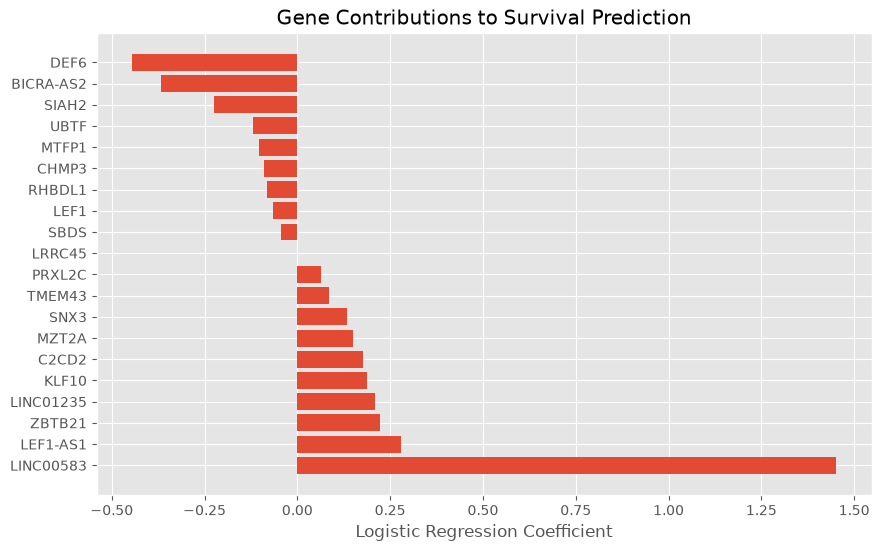
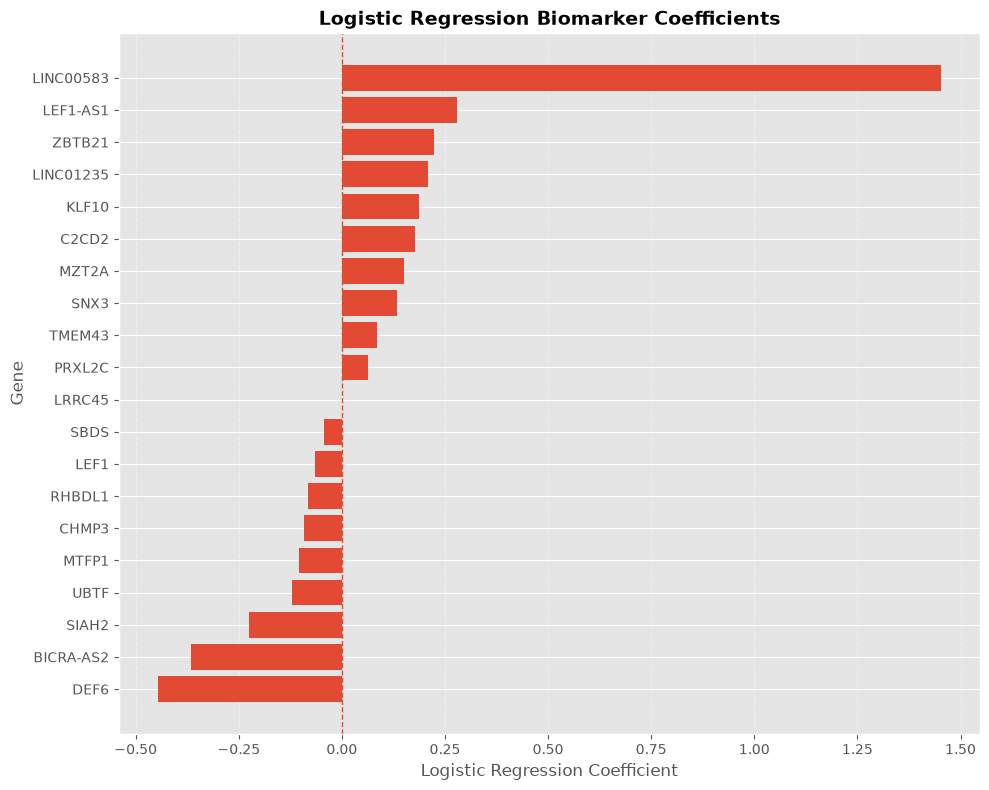
Code edit (unified diff) that turned the first committed figure into the second:
--- before
+++ after
@@ -1,11 +1,31 @@
-plt.figure(figsize=(10,6))
+plt.figure(figsize=(10,8))
+
+coef_sorted = coefficients.sort_values(
+    "Coefficient",
+    ascending=True
+)
 
 plt.barh(
-    coefficients["Gene"],
-    coefficients["Coefficient"]
+    coef_sorted["Gene"],
+    coef_sorted["Coefficient"]
 )
 
-plt.xlabel("Logistic Regression Coefficient")
-plt.title("Gene Contributions to Survival Prediction")
+plt.axvline(
+    x=0,
+    linestyle="--",
+    linewidth=1
+)
+
+plt.xlabel("Logistic Regression Coefficient", fontsize=12)
+plt.ylabel("Gene", fontsize=12)
+plt.title(
+    "Logistic Regression Biomarker Coefficients",
+    fontsize=14,
+    fontweight="bold"
+)
+
+plt.grid(axis="x", linestyle="--", alpha=0.4)
+
+plt.tight_layout()
 
 plt.show()

Commit: Add survival analysis and improve visualization of biomarker results